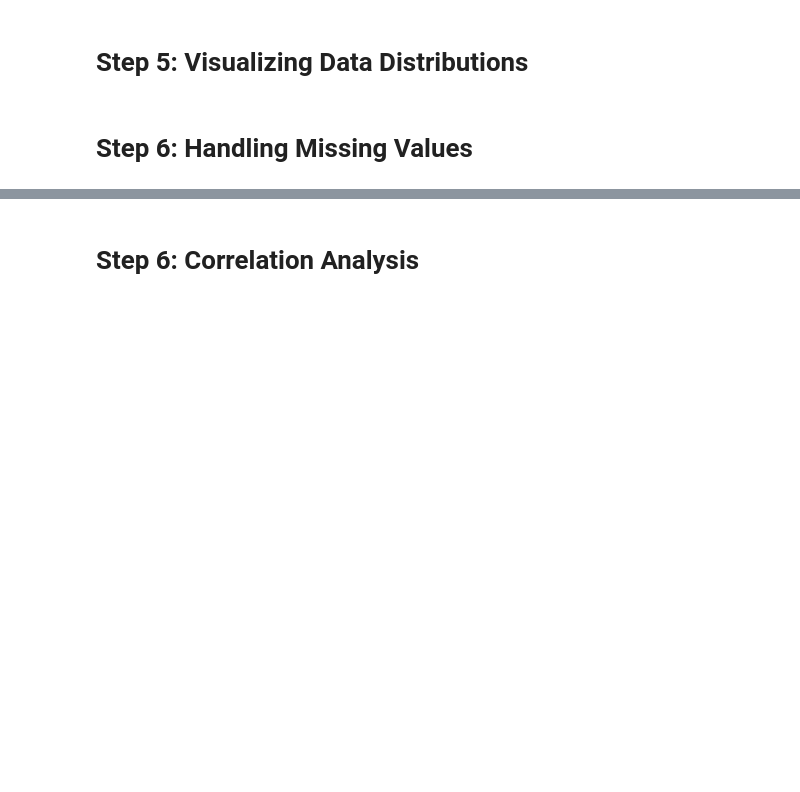
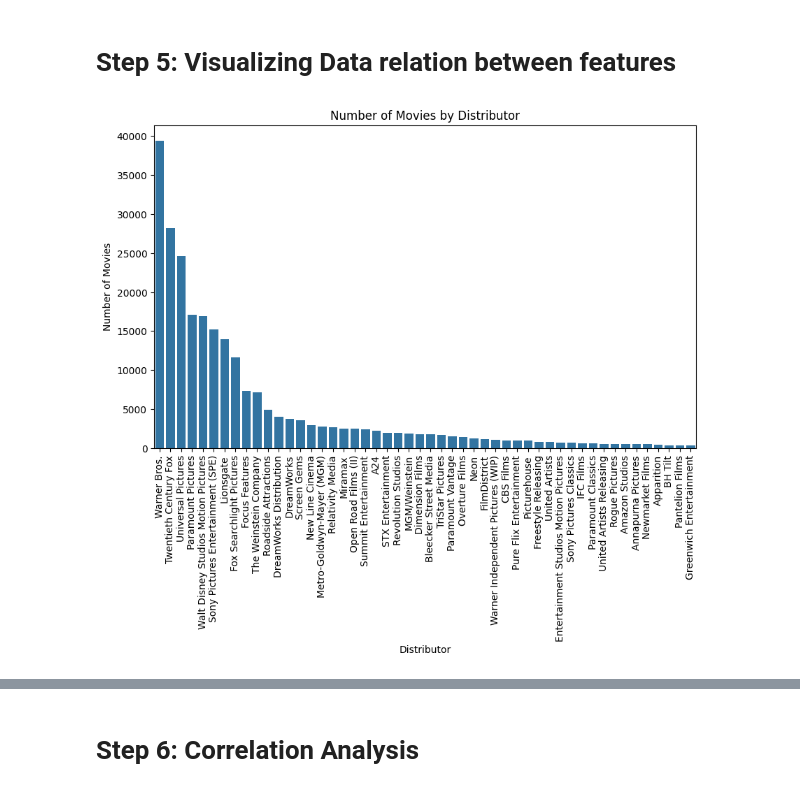
Before and after one commit to jh-ng/DBTT_G7T7_ResourceAllocation, a Jupyter notebook: eda.ipynb, the cells around one changed output, grey strips where cells are left out. Drawn from its saved outputs; the diff is of its cells as text; code cells hidden in the pictures; blank space fills up the shorter version.

```diff
--- a/eda.ipynb
+++ b/eda.ipynb
@@ -17,0 +71,29 @@ from datetime import datetime
+# %%
+# Convert Date to datetime object and extract useful features
+merged_df["Date"] = pd.to_datetime(merged_df["Date"], dayfirst=True)
+merged_df["Year"] = merged_df["Date"].dt.year
+merged_df["Month"] = merged_df["Date"].dt.month
+merged_df["Day"] = merged_df["Date"].dt.day
+merged_df["DayOfWeek"] = merged_df["Date"].dt.weekday  # 0=Monday, 6=Sunday
+
+# One-Hot Encode categorical variables
+categorical_cols = ["Distributor", "MPAA-Rating"]
+encoder = OneHotEncoder(handle_unknown="ignore", sparse_output=False)
+encoded_cats = pd.DataFrame(encoder.fit_transform(merged_df[categorical_cols]))
+encoded_cats.columns = encoder.get_feature_names_out(categorical_cols)
+encoded_cats.index = merged_df.index
+
+# Concatenate encoded categorical features
+merged_df = pd.concat([merged_df, encoded_cats], axis=1)
+
+# Process Genres (multi-label encoding)
+merged_df["Genres"] = merged_df["Genres"].apply(lambda x: x.split(";") if isinstance(x, str) else [])
+mlb = MultiLabelBinarizer()
+genres_onehot = mlb.fit_transform(merged_df["Genres"])
+genres_df = pd.DataFrame(genres_onehot, columns=mlb.classes_, index=merged_df.index)
+
+# Concatenate genre features
+merged_df = pd.concat([merged_df, genres_df], axis=1)
+
+# Display final dataframe for analysis
+merged_df.head()
@@ -18,4 +108,18 @@ from datetime import datetime
 # %% [markdown]
-# Step 5: Visualizing Data Distributions
+# Step 5: Visualizing Data relation between features
-# %% [markdown]
-# Step 6: Handling Missing Values
+# %%
+# 1. Distribution of the number of movies from each distributor
+plt.figure(figsize=(10, 6))
+distributor_counts = merged_df['Distributor'].value_counts()
+
+# Limit to the top 50 distributors
+top_distributors = distributor_counts.head(50)
+
+sns.barplot(x=top_distributors.index, y=top_distributors.values)
+plt.xticks(rotation=90)
+plt.title('Number of Movies by Distributor')
+plt.xlabel('Distributor')
+plt.ylabel('Number of Movies')
+plt.show()
+# %% [output]
+[figure, added]
```
Also changed, not shown: parts of 17 cells of this notebook, 2 other files.
